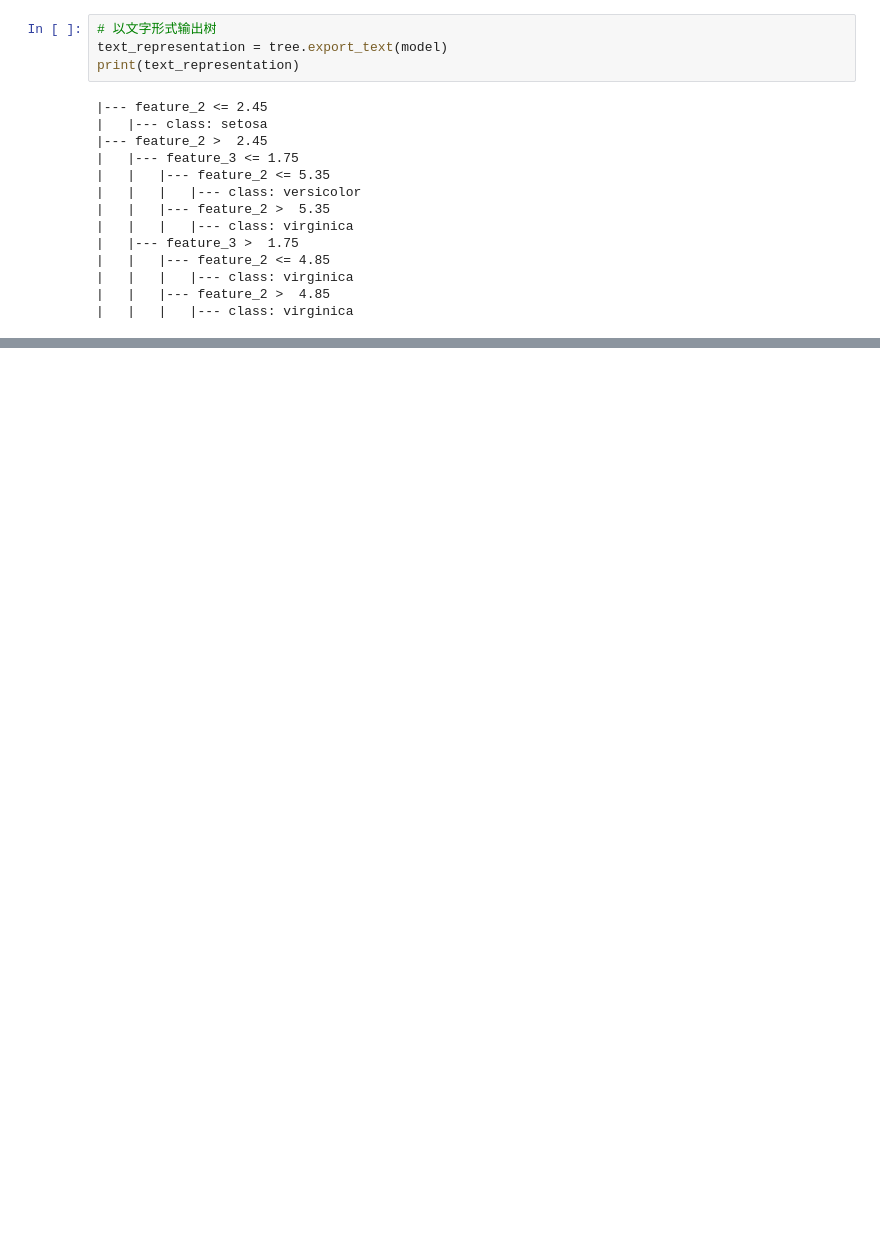
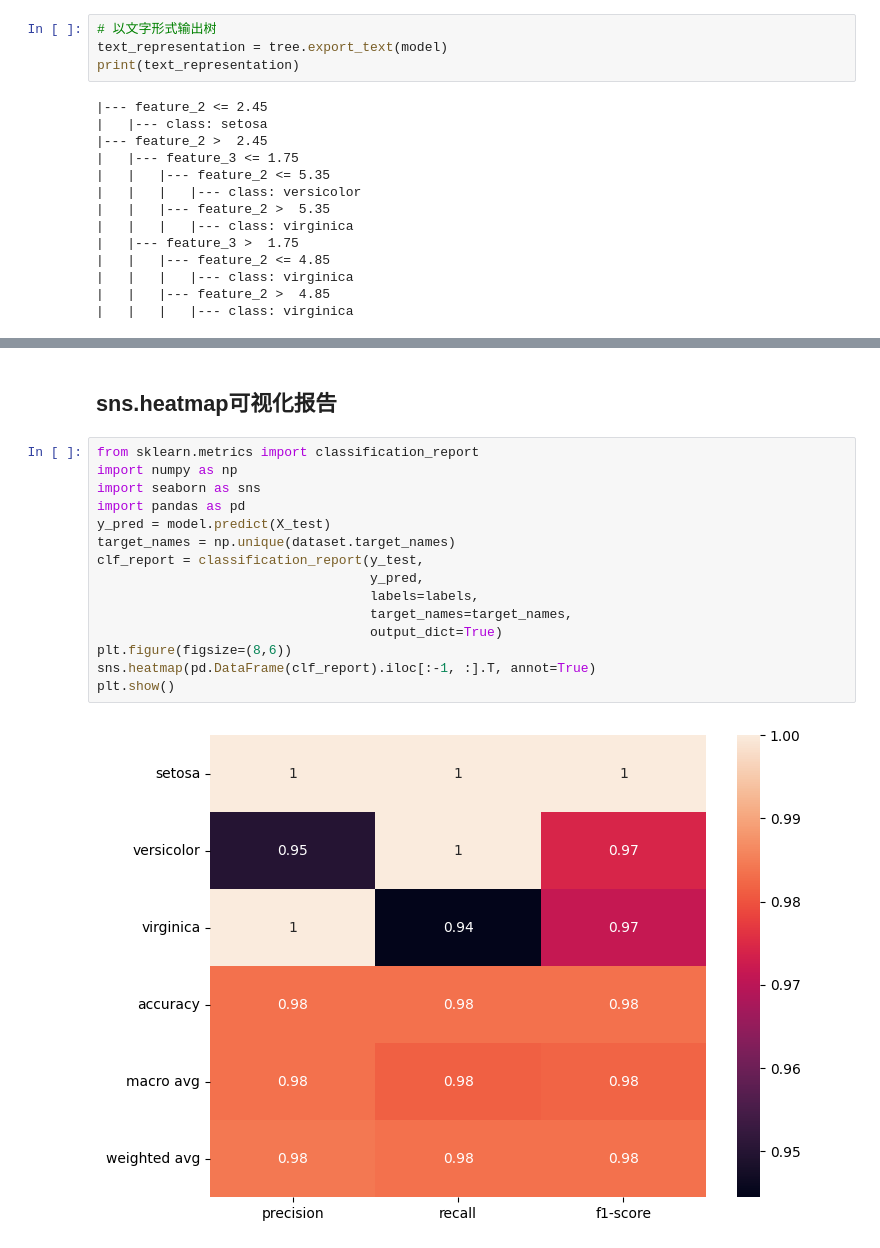
Before and after one commit to datawhalechina/machine-learning-toy-code, a Jupyter notebook: ml-with-sklearn/Visualization/visualization.ipynb, the cells around one changed output, grey strips where cells are left out. Cells and saved outputs as stored; diff of their text form; blank space fills up the shorter version.

```diff
--- a/ml-with-sklearn/Visualization/visualization.ipynb
+++ b/ml-with-sklearn/Visualization/visualization.ipynb
@@ -84,0 +89,19 @@ ExecutableNotFound: failed to execute PosixPath('dot'), make sure the Graphviz e
+# %% [markdown]
+## sns.heatmap可视化报告
+# %%
+from sklearn.metrics import classification_report
+import numpy as np
+import seaborn as sns
+import pandas as pd
+y_pred = model.predict(X_test)
+target_names = np.unique(dataset.target_names)
+clf_report = classification_report(y_test,
+                                   y_pred,
+                                   labels=labels,
+                                   target_names=target_names,
+                                   output_dict=True)
+plt.figure(figsize=(8,6))
+sns.heatmap(pd.DataFrame(clf_report).iloc[:-1, :].T, annot=True)
+plt.show()
+# %% [output]
+[figure, added]
```
Also changed, not shown: parts of 7 cells of this notebook.
